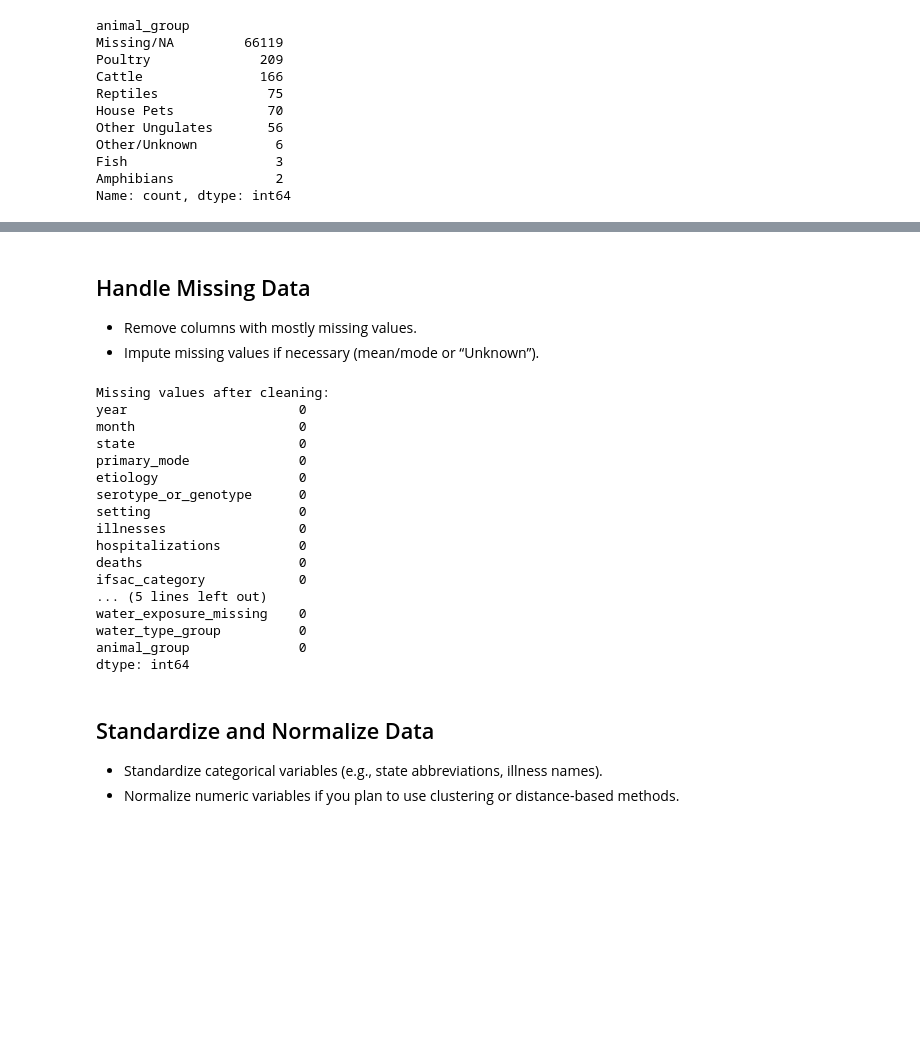
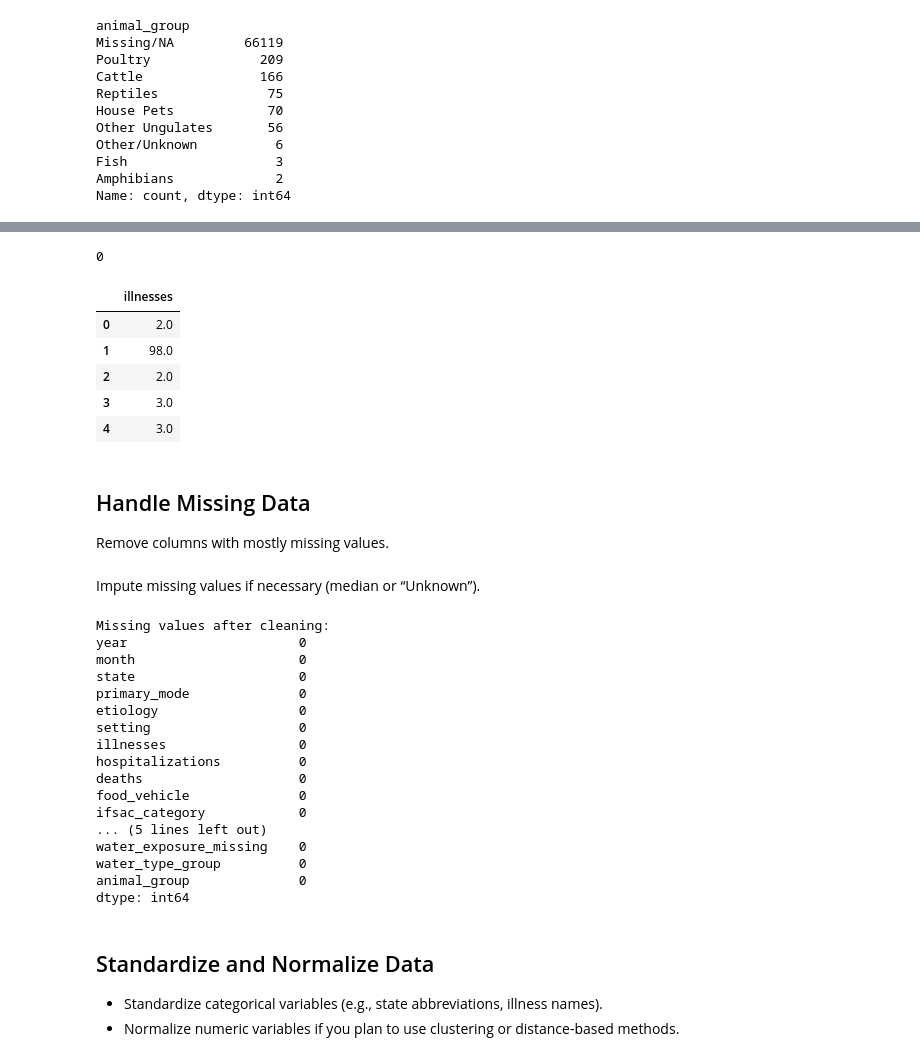
Before and after one commit to ceciliaalbertblack/DSE511_Final_Project, a Jupyter notebook: Step 1. Data Cleaning/Python code/data_cleaning_v2.ipynb, the cells around one changed output, grey strips where cells are left out. Saved outputs shown, nothing was run; the diff lists cells and outputs as text; code cells hidden in the pictures; blank space fills up the shorter version.

Commit message:
Update data_cleaning_v2.ipynb with handling missing data

```diff
--- a/Step 1. Data Cleaning/Python code/data_cleaning_v2.ipynb
+++ b/Step 1. Data Cleaning/Python code/data_cleaning_v2.ipynb
@@ -594,8 +591,25 @@ outbreak_clean.head()
+# %%
+# Remove commas and convert to float
+outbreak_clean['illnesses'] = outbreak_clean['illnesses'].astype(str).str.replace(',', '', regex=False)
+outbreak_clean['illnesses'] = outbreak_clean['illnesses'].astype(float)
+
+# Check for any null values
+print(outbreak_clean['illnesses'].isnull().sum())
+
+# Preview
+outbreak_clean[['illnesses']].head()
+# %% [output]
+0
+|  | illnesses |
+| 0 | 2.0 |
+| 1 | 98.0 |
+| 2 | 2.0 |
+| 3 | 3.0 |
+| 4 | 3.0 |
 # %% [markdown]
 ## Handle Missing Data
 
-- Remove columns with mostly missing values.
-- Impute missing values if necessary (mean/mode or “Unknown”).
+Remove columns with mostly missing values.
 # %%
 # Drop all unnecessary variables
 columns_to_drop = [
@@ -607,14 +621,15 @@ columns_to_drop = [
 ]
 
 outbreak_clean = outbreak_clean.drop(columns=columns_to_drop)
+# %% [markdown]
+Impute missing values if necessary (median or “Unknown”).
 # %%
-# Update missing values with correct labeling
 # Define categorical columns (general)
 categorical_cols = ['etiology', 'setting']
 
 # Define contingent categorical columns
 contingent_cols = [
-    'serotype_or_genotype','ifsac_category', 'water_exposure', 'water_type', 'animal_type'
+    'food_vehicle','ifsac_category', 'water_exposure', 'water_type', 'animal_type'
 ]
 
 # Fill missing values in categorical columns with 'Unknown'
@@ -643,11 +658,11 @@ month                     0
 state                     0
 primary_mode              0
 etiology                  0
-serotype_or_genotype      0
 setting                   0
 illnesses                 0
 hospitalizations          0
 deaths                    0
+food_vehicle              0
 ifsac_category            0
 ... (5 lines left out)
 water_exposure_missing    0
```
Also changed, not shown: parts of 4 cells of this notebook.
